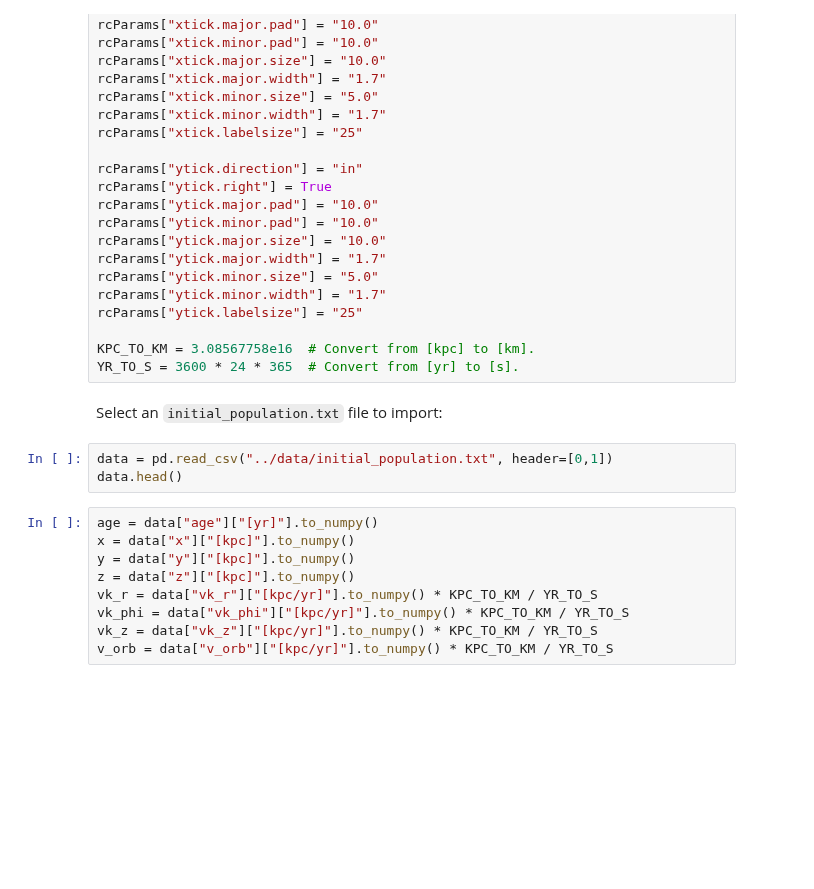
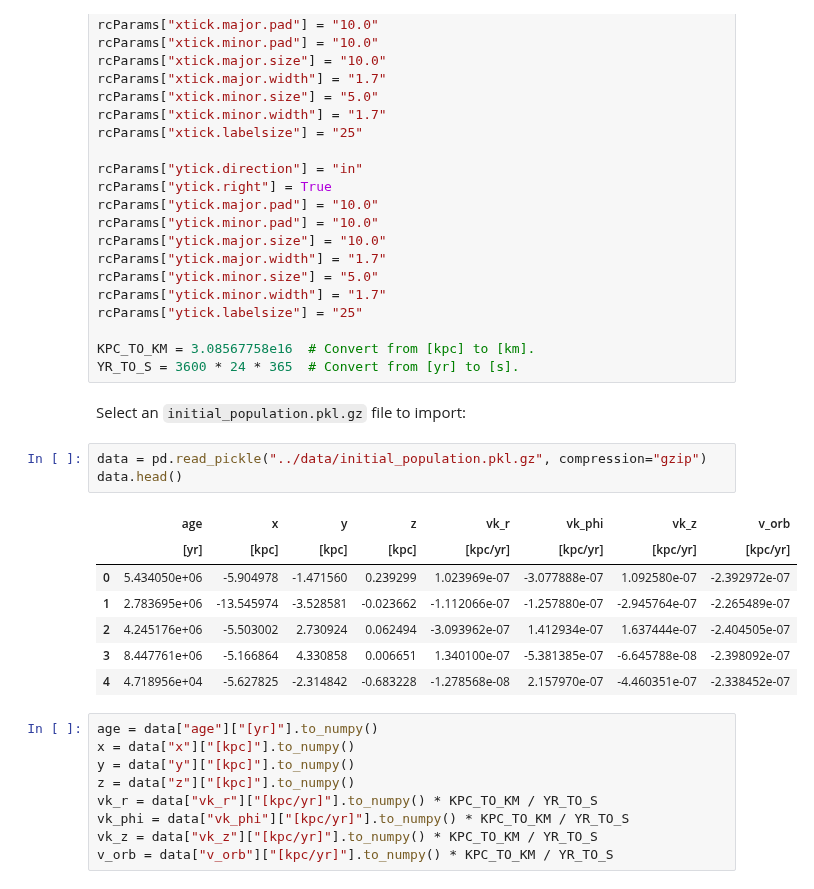
Before and after one commit to ice-csic-astroexotic/ML-Poppyns, a Jupyter notebook: examples/simulator/initial_population_plots.ipynb, the cells around one changed output. Cells and saved outputs as stored; diff of their text form; blank space fills up the shorter version.

```diff
--- a/examples/simulator/initial_population_plots.ipynb
+++ b/examples/simulator/initial_population_plots.ipynb
@@ -47,10 +47,18 @@ rcParams["ytick.labelsize"] = "25"
 KPC_TO_KM = 3.08567758e16  # Convert from [kpc] to [km].
 YR_TO_S = 3600 * 24 * 365  # Convert from [yr] to [s].
 # %% [markdown]
-Select an `initial_population.txt` file to import:
+Select an `initial_population.pkl.gz` file to import:
 # %%
-data = pd.read_csv("../data/initial_population.txt", header=[0,1])
+data = pd.read_pickle("../data/initial_population.pkl.gz", compression="gzip")
 data.head()
+# %% [output]
+|  | age | x | y | z | vk_r | vk_phi | vk_z | v_orb |
+|  | [yr] | [kpc] | [kpc] | [kpc] | [kpc/yr] | [kpc/yr] | [kpc/yr] | [kpc/yr] |
+| 0 | 5.434050e+06 | -5.904978 | -1.471560 | 0.239299 | 1.023969e-07 | -3.077888e-07 | 1.092580e-07 | -2.392972e-07 |
+| 1 | 2.783695e+06 | -13.545974 | -3.528581 | -0.023662 | -1.112066e-07 | -1.257880e-07 | -2.945764e-07 | -2.265489e-07 |
+| 2 | 4.245176e+06 | -5.503002 | 2.730924 | 0.062494 | -3.093962e-07 | 1.412934e-07 | 1.637444e-07 | -2.404505e-07 |
+| 3 | 8.447761e+06 | -5.166864 | 4.330858 | 0.006651 | 1.340100e-07 | -5.381385e-07 | -6.645788e-08 | -2.398092e-07 |
+| 4 | 4.718956e+04 | -5.627825 | -2.314842 | -0.683228 | -1.278568e-08 | 2.157970e-07 | -4.460351e-07 | -2.338452e-07 |
 # %%
 age = data["age"]["[yr]"].to_numpy()
 x = data["x"]["[kpc]"].to_numpy()
```
Also changed, not shown: parts of 5 cells of this notebook, 6 other files.
